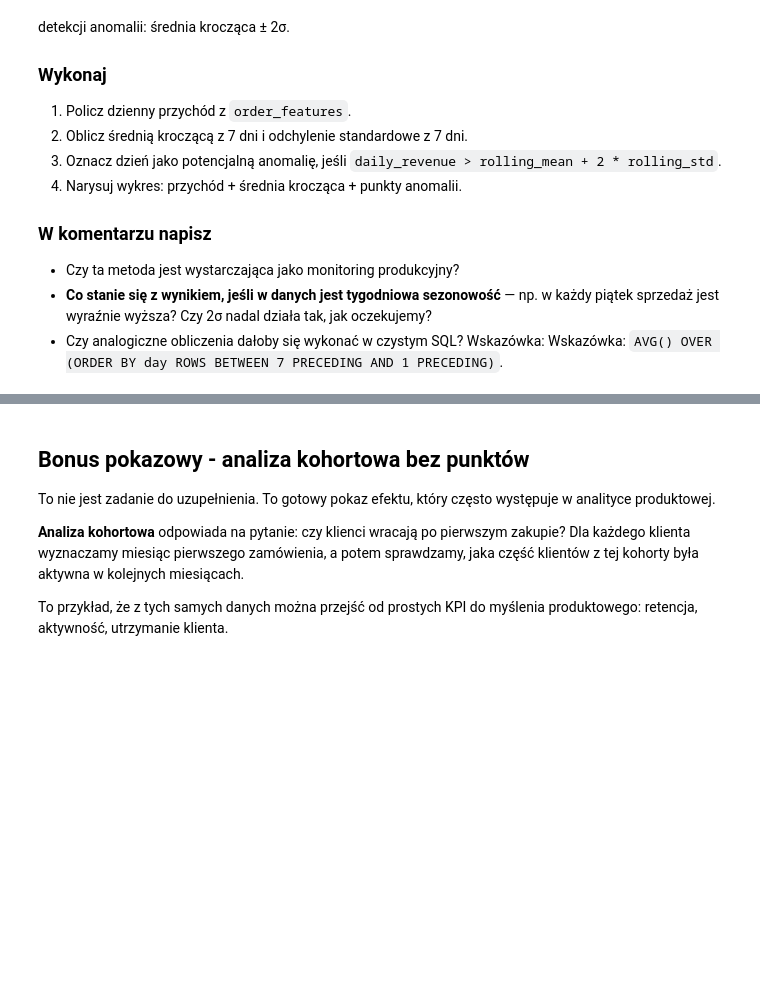
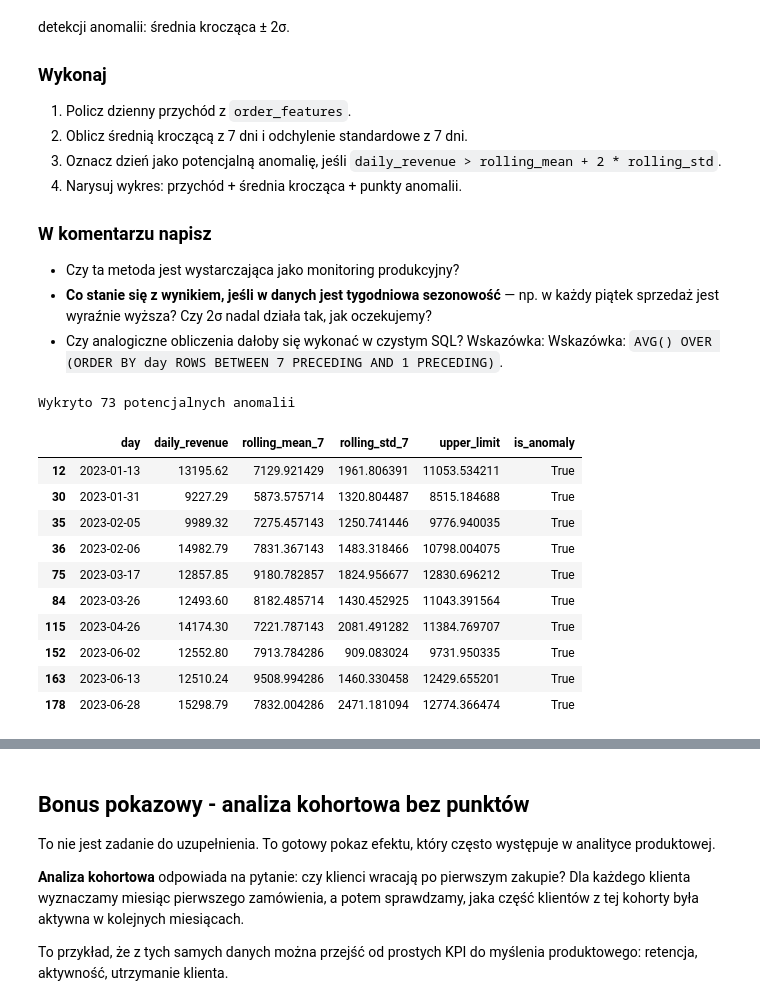
Before and after one commit to closetcaiman/dbids, a Jupyter notebook: labs/lab10/notebooks/notebook.ipynb, the cells around one changed output, grey strips where cells are left out. Saved outputs shown, nothing was run; the diff lists cells and outputs as text; code cells hidden in the pictures; blank space fills up the shorter version.

```diff
--- a/labs/lab10/notebooks/notebook.ipynb
+++ b/labs/lab10/notebooks/notebook.ipynb
@@ -1451,38 +1791,64 @@ order_features["day"] = order_features["order_date"].dt.floor("D")
 
 # UZUPEŁNIJ:
 # Policz dzienny przychód:
 # - zgrupuj order_features po kolumnie "day",
 # - zsumuj order_value jako daily_revenue,
 # - posortuj wynik rosnąco po day,
 # - zresetuj indeks.
 #
 # Hint:
 # .groupby("day", as_index=False).agg(daily_revenue=("order_value", "sum"))
 
-daily_revenue = ...  # <- wpisz tu DataFrame
+daily_revenue = (
+    order_features.groupby("day", as_index=False)
+    .agg(daily_revenue=("order_value", "sum"))
+    .sort_values("day")
+    .reset_index(drop=True)
+)
 
 # UZUPEŁNIJ:
 # Dodaj kolumny rolling_mean_7 i rolling_std_7.
 # Punkt odniesienia licz z poprzednich dni, a nie z okna zawierającego dzień bieżący.
 # Dlatego najpierw użyj .shift(1), a dopiero potem rolling(...).
 #
 # Hint:
 # daily_revenue["daily_revenue"].shift(1).rolling(window=7, min_periods=3).mean()
 # daily_revenue["daily_revenue"].shift(1).rolling(window=7, min_periods=3).std()
 
-daily_revenue["rolling_mean_7"] = ...  # <- wpisz tu
-daily_revenue["rolling_std_7"] = ...  # <- wpisz tu
+daily_revenue["rolling_mean_7"] = (
+    daily_revenue["daily_revenue"].shift(1).rolling(window=7, min_periods=3).mean()
+)
+daily_revenue["rolling_std_7"] = (
+    daily_revenue["daily_revenue"].shift(1).rolling(window=7, min_periods=3).std()
+)
 
 # UZUPEŁNIJ:
 # Policz upper_limit = rolling_mean_7 + 2 * rolling_std_7.
 # Oznacz is_anomaly = True, gdy daily_revenue > upper_limit.
 
-daily_revenue["upper_limit"] = ...  # <- wpisz tu
-daily_revenue["is_anomaly"] = ...  # <- wpisz tu
+daily_revenue["upper_limit"] = (
+    daily_revenue["rolling_mean_7"] + 2 * daily_revenue["rolling_std_7"]
+)
+daily_revenue["is_anomaly"] = (
+    daily_revenue["daily_revenue"] > daily_revenue["upper_limit"]
+)
 
 anomalies = daily_revenue[daily_revenue["is_anomaly"]].copy()
 print(f"Wykryto {len(anomalies)} potencjalnych anomalii")
 anomalies.head(10)
+# %% [output]
+Wykryto 73 potencjalnych anomalii
+|  | day | daily_revenue | rolling_mean_7 | rolling_std_7 | upper_limit | is_anomaly |
+| 12 | 2023-01-13 | 13195.62 | 7129.921429 | 1961.806391 | 11053.534211 | True |
+| 30 | 2023-01-31 | 9227.29 | 5873.575714 | 1320.804487 | 8515.184688 | True |
+| 35 | 2023-02-05 | 9989.32 | 7275.457143 | 1250.741446 | 9776.940035 | True |
+| 36 | 2023-02-06 | 14982.79 | 7831.367143 | 1483.318466 | 10798.004075 | True |
+| 75 | 2023-03-17 | 12857.85 | 9180.782857 | 1824.956677 | 12830.696212 | True |
+| 84 | 2023-03-26 | 12493.60 | 8182.485714 | 1430.452925 | 11043.391564 | True |
+| 115 | 2023-04-26 | 14174.30 | 7221.787143 | 2081.491282 | 11384.769707 | True |
+| 152 | 2023-06-02 | 12552.80 | 7913.784286 | 909.083024 | 9731.950335 | True |
+| 163 | 2023-06-13 | 12510.24 | 9508.994286 | 1460.330458 | 12429.655201 | True |
+| 178 | 2023-06-28 | 15298.79 | 7832.004286 | 2471.181094 | 12774.366474 | True |
 # %%
 # Wykres — wypełnione
 fig, ax = plt.subplots(figsize=(11, 4))
```
Also changed, not shown: parts of 31 cells of this notebook.
